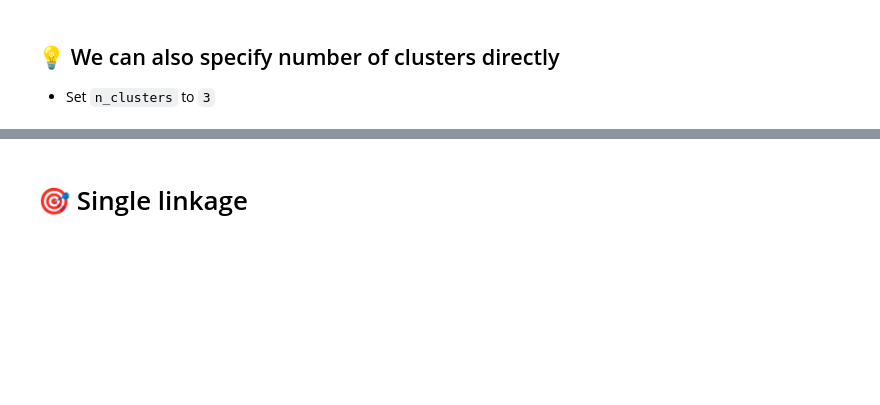
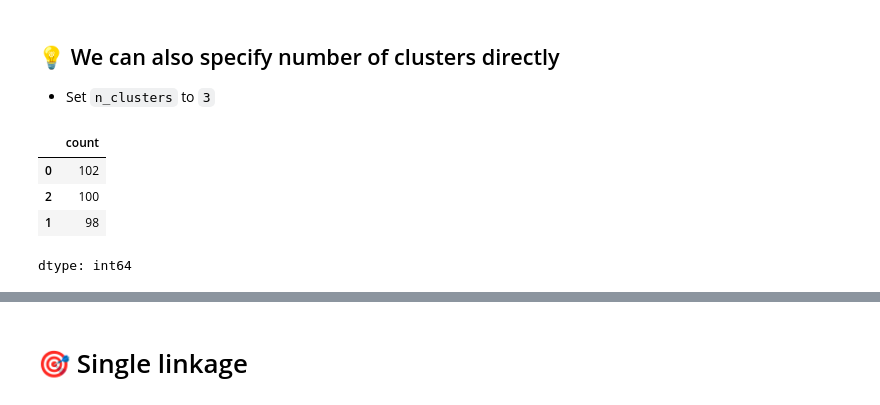
Before and after one commit to heraltmichal/zsu, a Jupyter notebook: fml_05.ipynb, the cells around one changed output, grey strips where cells are left out. Drawn from its saved outputs; the diff is of its cells as text; code cells hidden in the pictures; blank space fills up the shorter version.

```diff
--- a/fml_05.ipynb
+++ b/fml_05.ipynb
@@ -178,5 +191,15 @@ plt.scatter(data[:,0], data[:,1], c=clustering.labels_)
 # %% [markdown]
 ## 💡  We can also specify number of clusters directly
 * Set `n_clusters` to `3`
+# %%
+clustering = AgglomerativeClustering(linkage='complete', distance_threshold=None, n_clusters=3)
+clustering = clustering.fit(data)
+pd.Series(clustering.labels_).value_counts()
+# %% [output]
+|  | count |
+| 0 | 102 |
+| 2 | 100 |
+| 1 | 98 |
+dtype: int64
 # %%
 plt.scatter(data[:,0], data[:,1], c=clustering.labels_)
```
Also changed, not shown: parts of 4 cells of this notebook.
